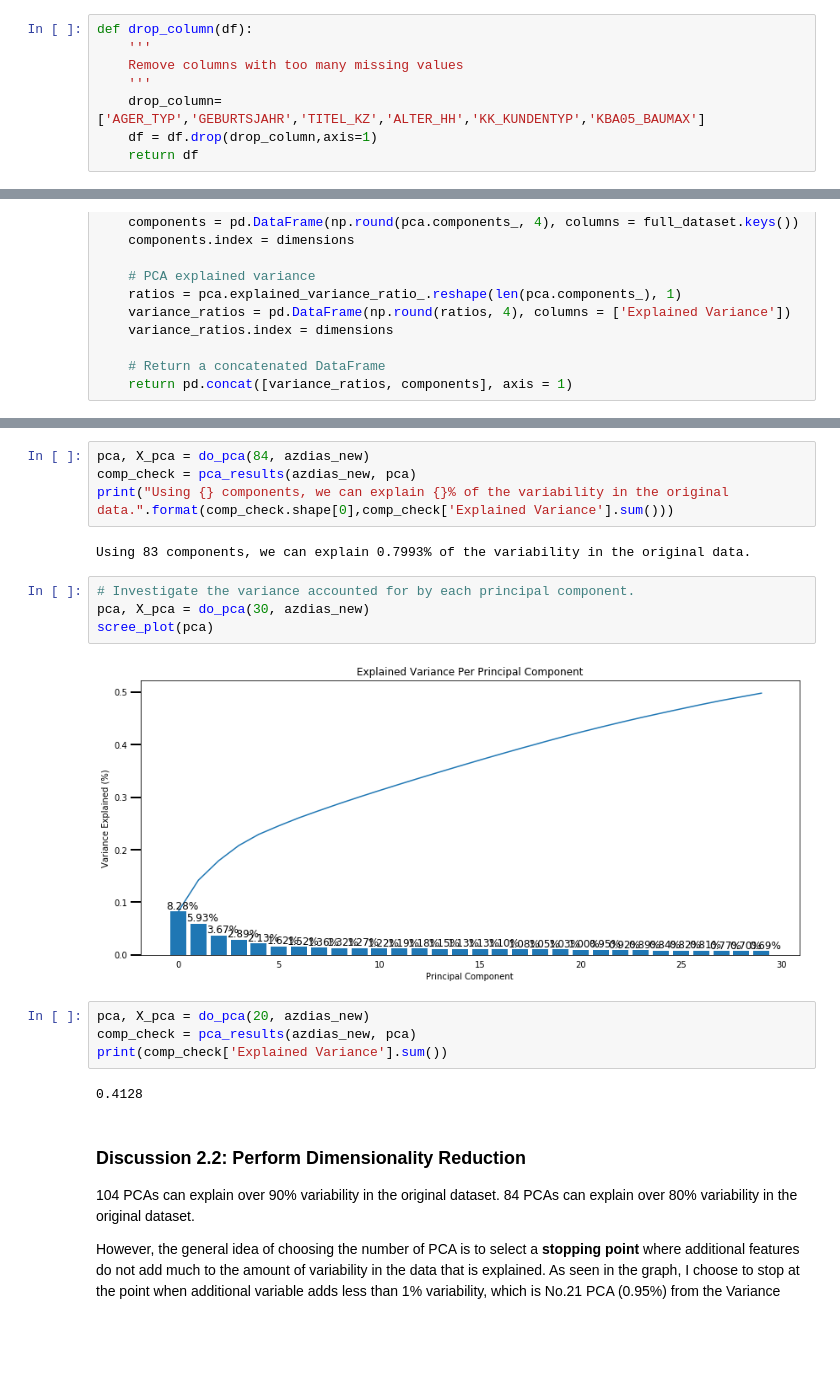
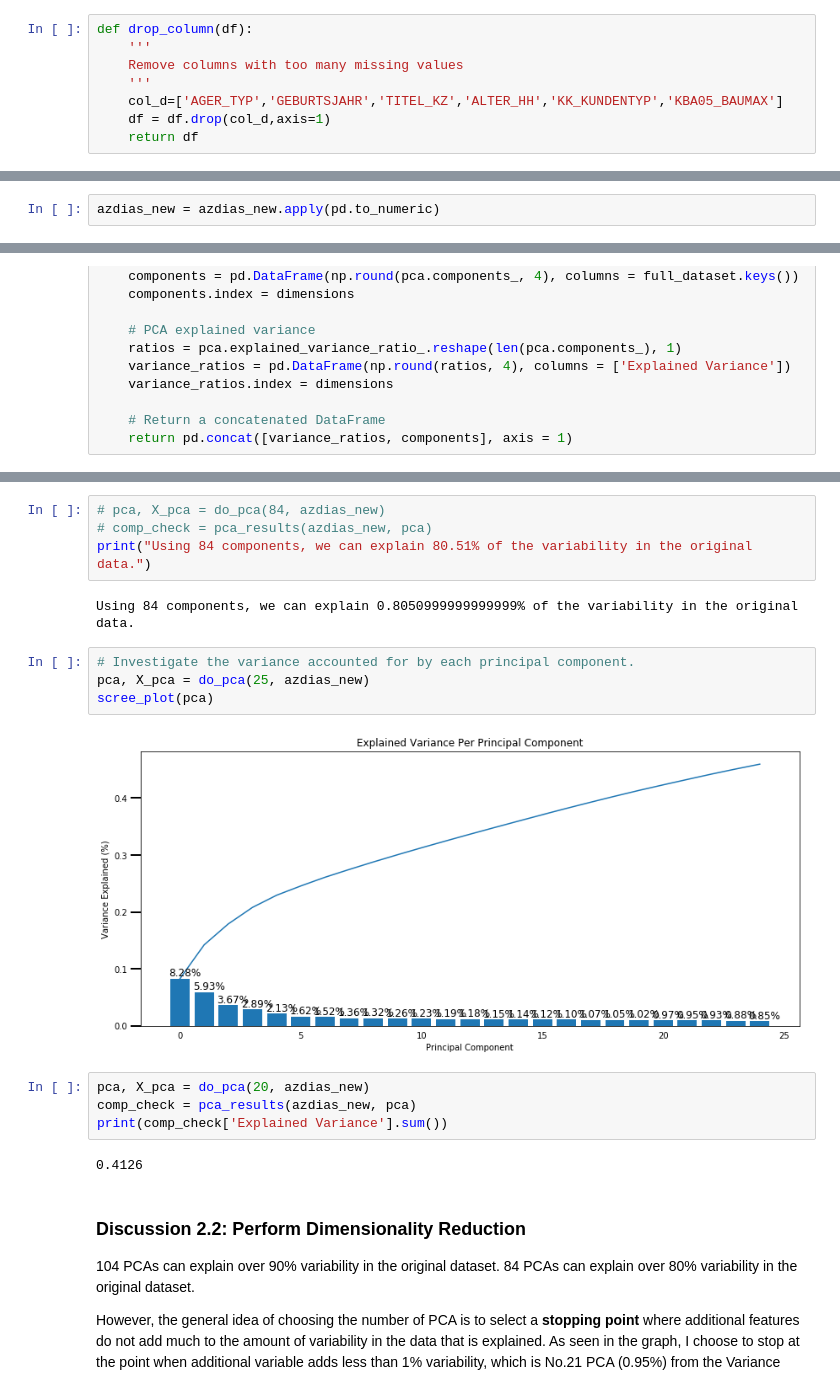
Before and after one commit to jimmyadeline/DSND_Term1, a Jupyter notebook: projects/p3_Identify Customer Segments/Identify_Customer_Segments.ipynb, the cells around one changed output, grey strips where cells are left out. Saved outputs shown, nothing was run; the diff lists cells and outputs as text; blank space fills up the shorter version.

```diff
--- a/projects/p3_Identify Customer Segments/Identify_Customer_Segments.ipynb
+++ b/projects/p3_Identify Customer Segments/Identify_Customer_Segments.ipynb
@@ -185,8 +187,8 @@ def drop_column(df):
     '''
     Remove columns with too many missing values
     '''
-    drop_column=['AGER_TYP','GEBURTSJAHR','TITEL_KZ','ALTER_HH','KK_KUNDENTYP','KBA05_BAUMAX']
-    df = df.drop(drop_column,axis=1)
+    col_d=['AGER_TYP','GEBURTSJAHR','TITEL_KZ','ALTER_HH','KK_KUNDENTYP','KBA05_BAUMAX']
+    df = df.drop(col_d,axis=1)
     return df
 # %%
 azdias = drop_column(azdias)
@@ -582,6 +584,8 @@ azdias_new = mix_eng(azdias_new)
 azdias_new.shape
 # %% [output]
 (623209, 191)
+# %%
+azdias_new = azdias_new.apply(pd.to_numeric)
 # %%
 # azdias_new.to_csv('azdias_processed.csv', index=False)  #save the processed dataset
 # %% [markdown]
@@ -826,23 +834,23 @@ print("Using {} components, we can explain {}% of the variability in the origina
 # %% [output]
 Using 104 components, we can explain 0.903% of the variability in the original data.
 # %%
-pca, X_pca = do_pca(84, azdias_new)
-comp_check = pca_results(azdias_new, pca)
-print("Using {} components, we can explain {}% of the variability in the original data.".format(comp_check.shape[0],comp_check['Explained Variance'].sum()))
+# pca, X_pca = do_pca(84, azdias_new)
+# comp_check = pca_results(azdias_new, pca)
+print("Using 84 components, we can explain 80.51% of the variability in the original data.")
 # %% [output]
-Using 83 components, we can explain 0.7993% of the variability in the original data.
+Using 84 components, we can explain 0.8050999999999999% of the variability in the original data.
 # %%
 # Investigate the variance accounted for by each principal component.
-pca, X_pca = do_pca(30, azdias_new)
+pca, X_pca = do_pca(25, azdias_new)
 scree_plot(pca)
 # %% [output]
-[figure, old version]
+[figure, new version]
 # %%
 pca, X_pca = do_pca(20, azdias_new)
 comp_check = pca_results(azdias_new, pca)
 print(comp_check['Explained Variance'].sum())
 # %% [output]
-0.4128
+0.4126
 # %% [markdown]
 ### Discussion 2.2: Perform Dimensionality Reduction
 
```
Also changed, not shown: parts of 68 cells of this notebook.
